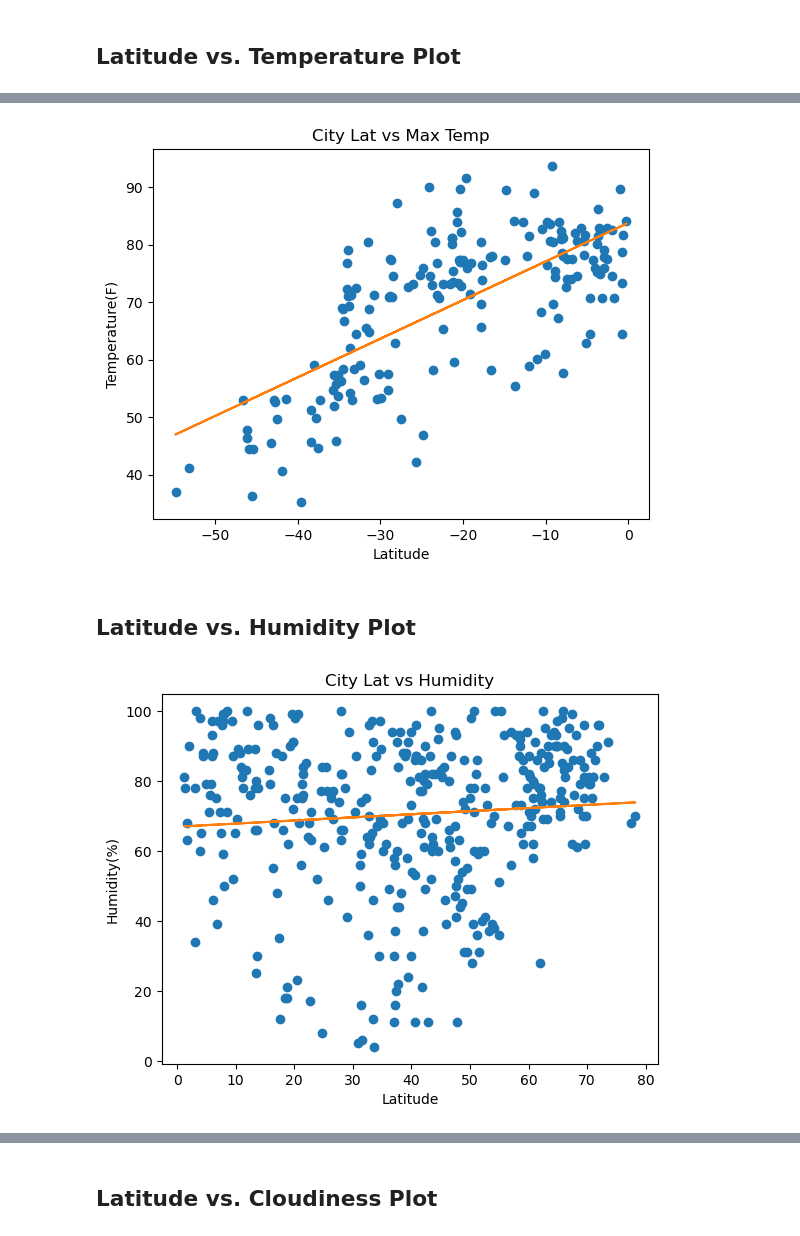
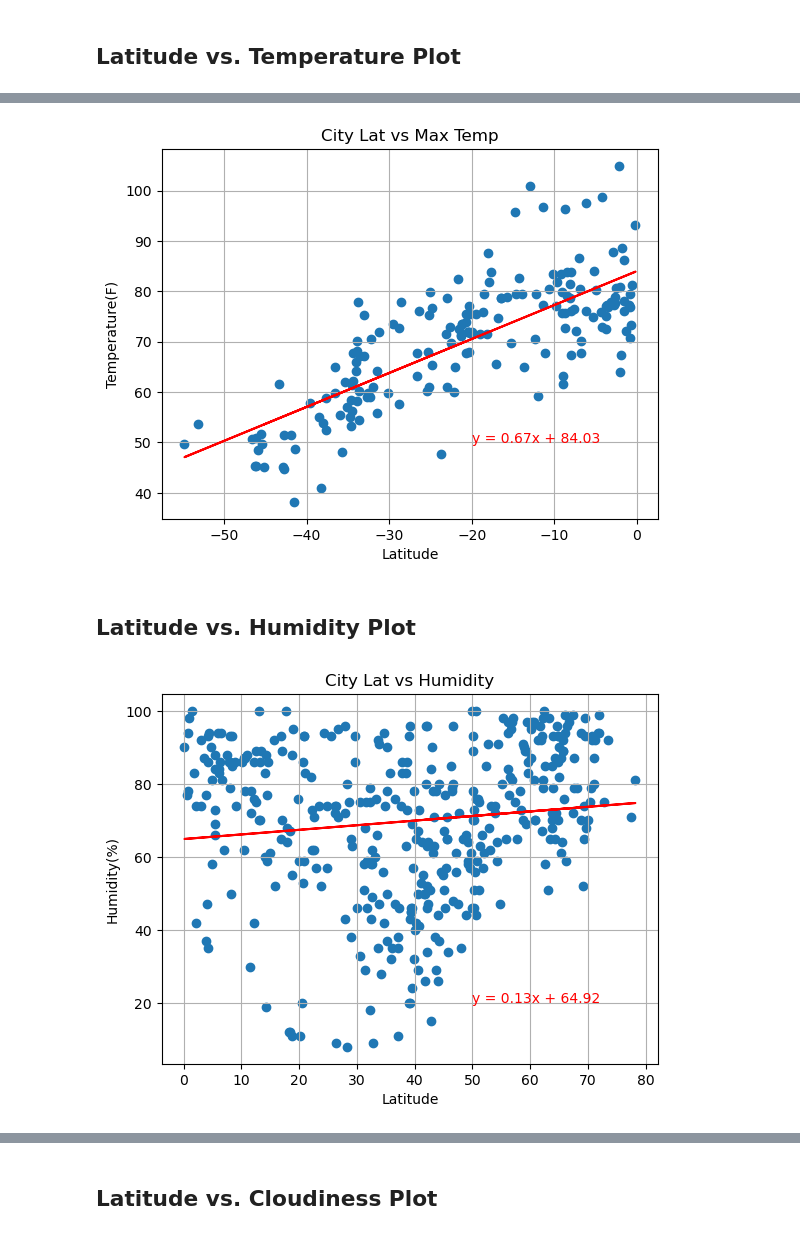
Before and after one commit to Asmallchickenheart/Python-api-challenge, a Jupyter notebook: WeatherPy/WeatherPy.ipynb, the cells around one changed output, grey strips where cells are left out. Cells and saved outputs as stored; diff of their text form; code cells hidden in the pictures.

```diff
--- a/WeatherPy/WeatherPy.ipynb
+++ b/WeatherPy/WeatherPy.ipynb
@@ -60,16 +61,17 @@ cities
 # set a empty list
 List = [[],[],[],[],[],[],[],[],[],[]]
 i = 1
-for city in cities:
+for city in cities[]:
+
     url = ("https://api.openweathermap.org/data/2.5/weather?q=" + city + "&appid="+ weather_api_key+"&units=imperial")
     response = requests.get(url).json()
     print(response)
     print(city)
 
 
-
     if response["cod"] == '404': #could also check == requests.codes.ok
         continue
+
     # put the information into List
     List[6].append(i)
     i+=1
@@ -226,26 +244,34 @@ plt.savefig('/Users/siyuanliang/BootCamp_University/Python-api-challenge/Weather
 # %%
 # Southern Hemisphere - Temperature (F) vs. Latitude
-m = np.polyfit(Southern['Lat'],Southern["Max Temp"],1)
-f = np.poly1d(m)
-plt.plot(Southern['Lat'],Southern["Max Temp"],"o", Southern['Lat'], f(Southern['Lat']))
+slope, intercept, rvalue, pvalue, stderr = stats.linregress(Southern['Lat'],Southern["Max Temp"])
+y = Southern['Lat']*slope+intercept
+line_equation = "y = " + str(round(slope,2)) + "x + " + str(round(intercept,2))
+plt.scatter(Southern['Lat'],Southern["Max Temp"])
+plt.plot(Southern['Lat'],y,color = 'red')
+plt.grid()
+plt.annotate(line_equation,(-20,50),color='red')
 plt.title("City Lat vs Max Temp")
 plt.xlabel("Latitude")
 plt.ylabel("Temperature(F)")
 plt.savefig('/Users/siyuanliang/BootCamp_University/Python-api-challenge/WeatherPy/Southern City Lat vs Max Temp.png')
 # %% [output]
-[figure, old version]
+[figure, new version]
 # %% [markdown]
 ## Latitude vs. Humidity Plot
 # %%
 # Northern Hemisphere - Humidity (%) vs. Latitude
-m = np.polyfit(Northern['Lat'],Northern["Humidity"],1)
-f = np.poly1d(m)
-plt.plot(Northern['Lat'],Northern["Humidity"],"o", Northern['Lat'], f(Northern['Lat']))
+slope, intercept, rvalue, pvalue, stderr = stats.linregress(Northern['Lat'],Northern["Humidity"])
+y = Northern['Lat']*slope+intercept
+line_equation = "y = " + str(round(slope,2)) + "x + " + str(round(intercept,2))
+plt.scatter(Northern['Lat'],Northern["Humidity"])
+plt.plot(Northern['Lat'],y,color = 'red')
+plt.grid()
+plt.annotate(line_equation,(50,20),color='red')
 plt.title("City Lat vs Humidity")
 plt.xlabel("Latitude")
 plt.ylabel("Humidity(%)")
 plt.savefig('/Users/siyuanliang/BootCamp_University/Python-api-challenge/WeatherPy/Northern City Lat vs Humidity.png')
 # %% [output]
-[figure, old version]
+[figure, new version]
 # %%
 # Southern Hemisphere - Humidity (%) vs. Latitude
```
Also changed, not shown: parts of 25 cells of this notebook, 11 other files.
